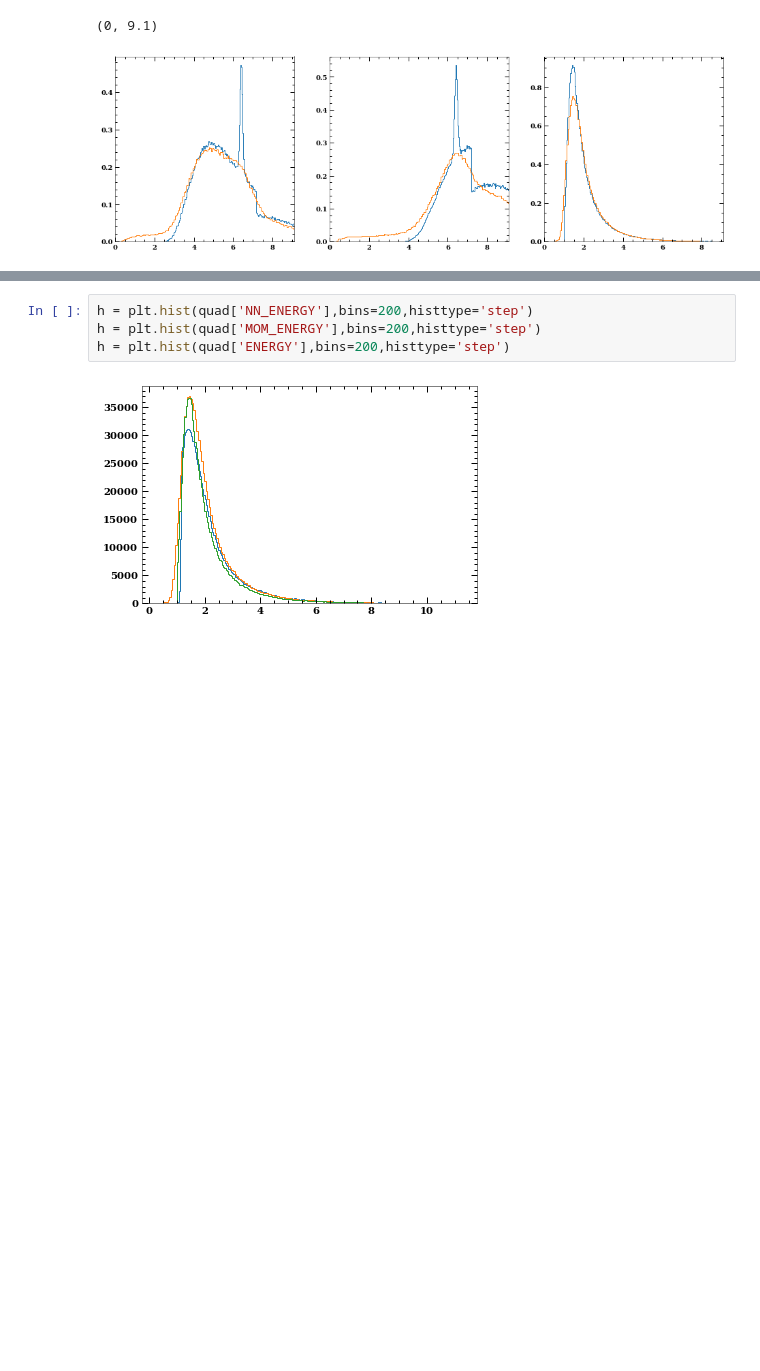
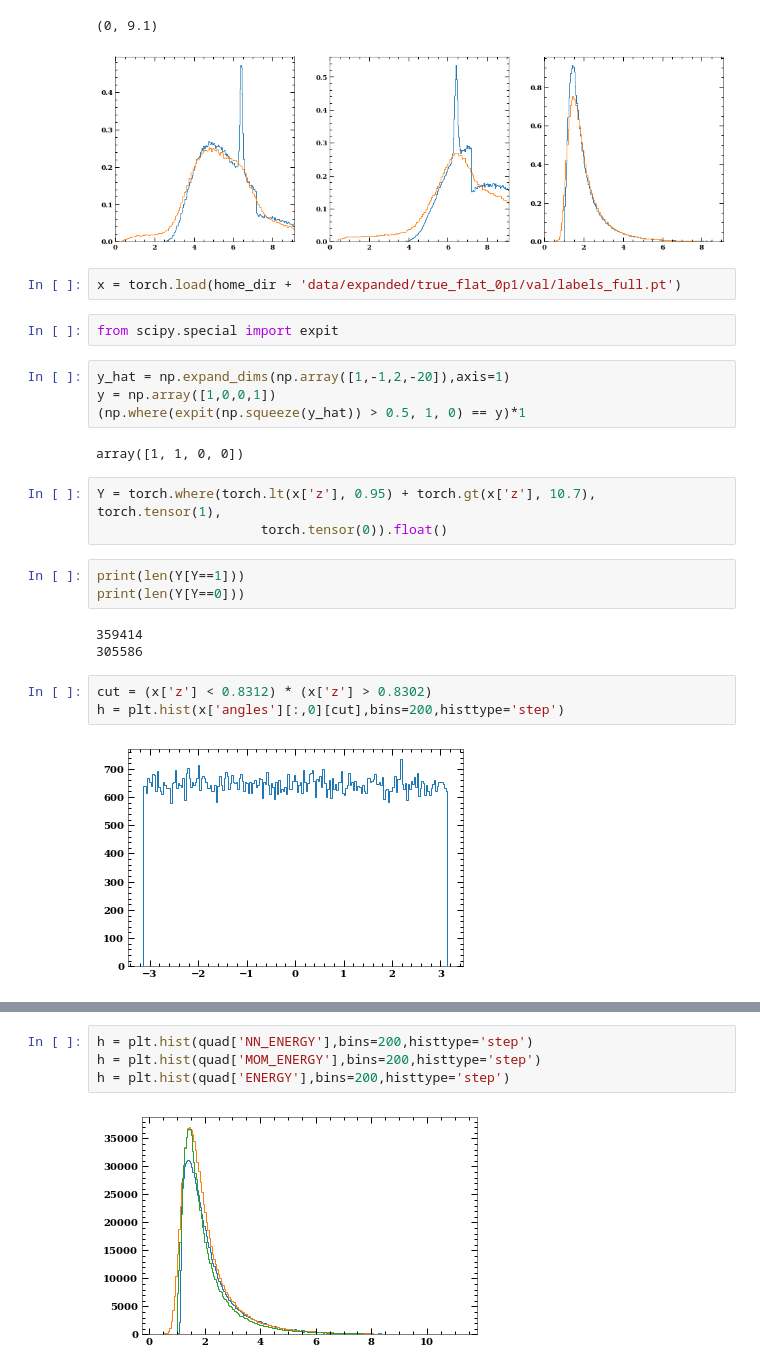
Before and after one commit to alpv95/IXPEML, a Jupyter notebook: notebooks/MDP_Check.ipynb, the cells around one changed output, grey strips where cells are left out. Cells and saved outputs as stored; diff of their text form; blank space fills up the shorter version.

```diff
--- a/notebooks/MDP_Check.ipynb
+++ b/notebooks/MDP_Check.ipynb
@@ -140,3 +141,27 @@ ax3.set_xlim(0,9.1)
 # %% [output]
 (0, 9.1)
 [figure]
+# %%
+x = torch.load(home_dir + 'data/expanded/true_flat_0p1/val/labels_full.pt')
+# %%
+from scipy.special import expit
+# %%
+y_hat = np.expand_dims(np.array([1,-1,2,-20]),axis=1)
+y = np.array([1,0,0,1])
+(np.where(expit(np.squeeze(y_hat)) > 0.5, 1, 0) == y)*1
+# %% [output]
+array([1, 1, 0, 0])
+# %%
+Y = torch.where(torch.lt(x['z'], 0.95) + torch.gt(x['z'], 10.7), torch.tensor(1),
+                     torch.tensor(0)).float()
+# %%
+print(len(Y[Y==1]))
+print(len(Y[Y==0]))
+# %% [output]
+359414
+305586
+# %%
+cut = (x['z'] < 0.8312) * (x['z'] > 0.8302)
+h = plt.hist(x['angles'][:,0][cut],bins=200,histtype='step')
+# %% [output]
+[figure, added]
```
Also changed, not shown: parts of 42 cells of this notebook, 9 other files.
